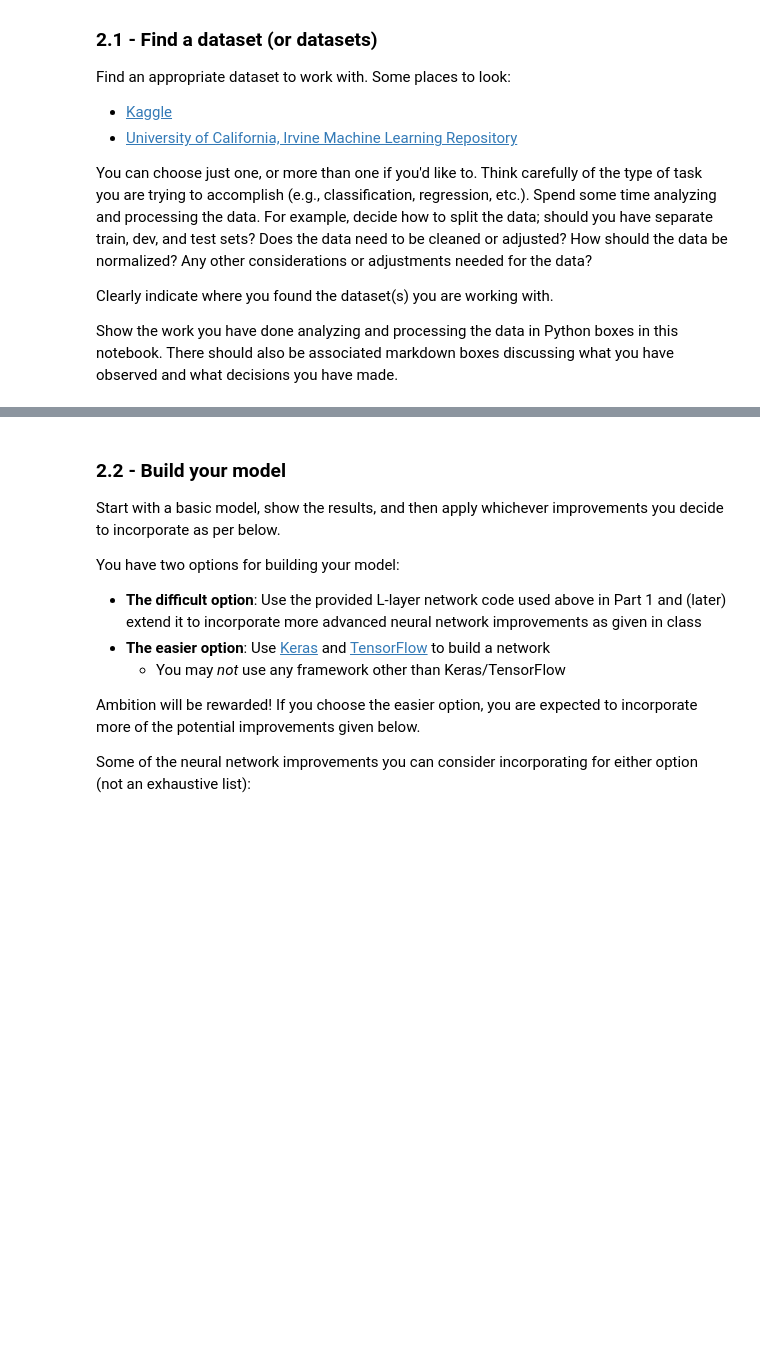
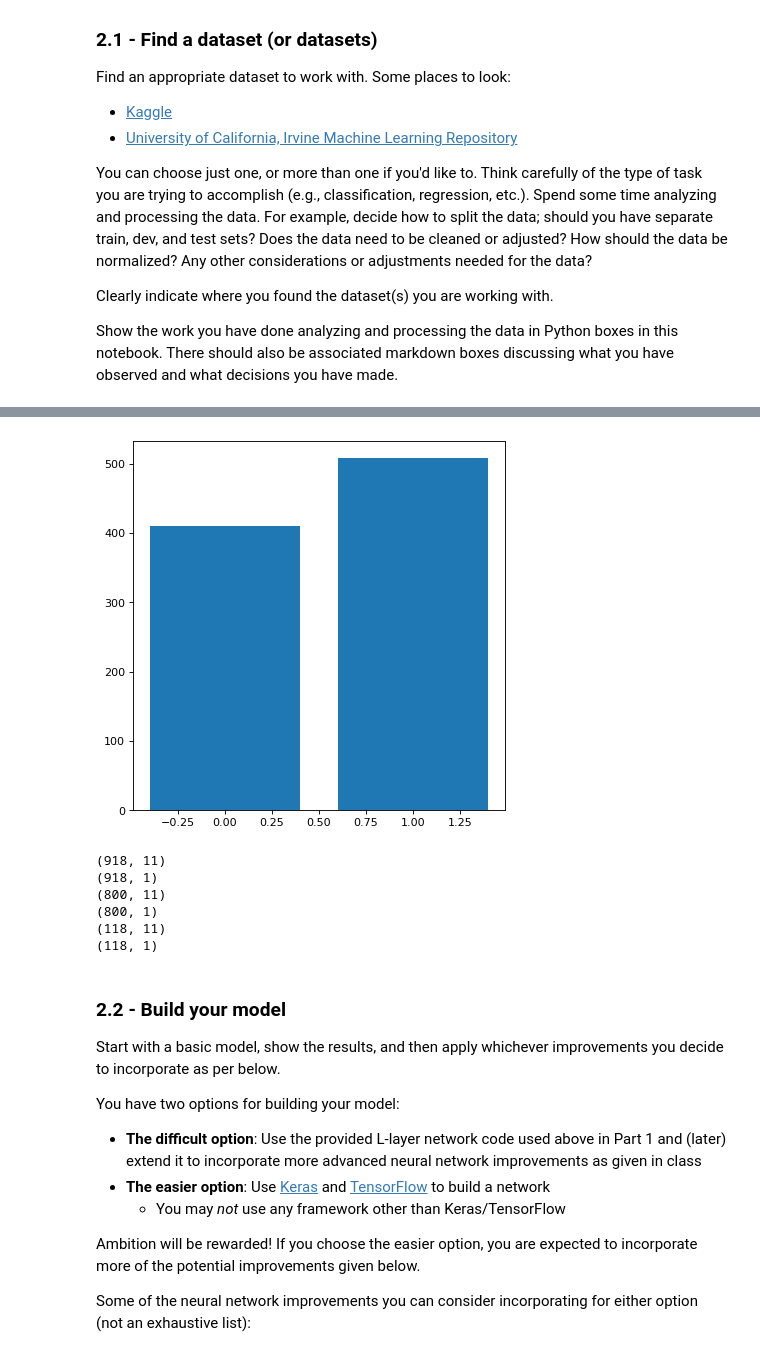
Before and after one commit to shawnzeeee/NeuralNetworkProject, a Jupyter notebook: Neural_Network_Project.ipynb, the cells around one changed output, grey strips where cells are left out. Cells and saved outputs as stored; diff of their text form; code cells hidden in the pictures; blank space fills up the shorter version.

```diff
--- a/Neural_Network_Project.ipynb
+++ b/Neural_Network_Project.ipynb
@@ -323,27 +379,35 @@ for i in range(0, len(attributes)):
 # %%
 # Seperate labels from inputs
 Y = dataset[:,-1]
 X = dataset[:,:-1]
 
 unique, counts = np.unique(Y, return_counts=True)
 outcomes = dict(zip(unique, counts))
 figure(figsize=(6, 6), dpi=80)
 plt.bar(outcomes.keys(), outcomes.values())
 plt.show()
 
 # Reshape the data to the shape needed for our model
-X, Y = X.T, Y.reshape(1, Y.shape[0])
+Y = Y.reshape(Y.shape[0],1)
 print(X.shape)
 print(Y.shape)
 
-train_x = X[:,:800]
-train_y = Y[:,:800]
-test_x = X[:,800:]
-test_y = Y[:,800:]
+train_x = X[:800,:]
+train_y = Y[:800,:]
+test_x = X[800:,:]
+test_y = Y[800:,:]
 print(train_x.shape)
 print(train_y.shape)
 print(test_x.shape)
 print(test_y.shape)
+# %% [output]
+[figure, added]
+(918, 11)
+(918, 1)
+(800, 11)
+(800, 1)
+(118, 11)
+(118, 1)
 # %% [markdown]
 ### 2.2 - Build your model
 
```
Also changed, not shown: parts of 19 cells of this notebook.
